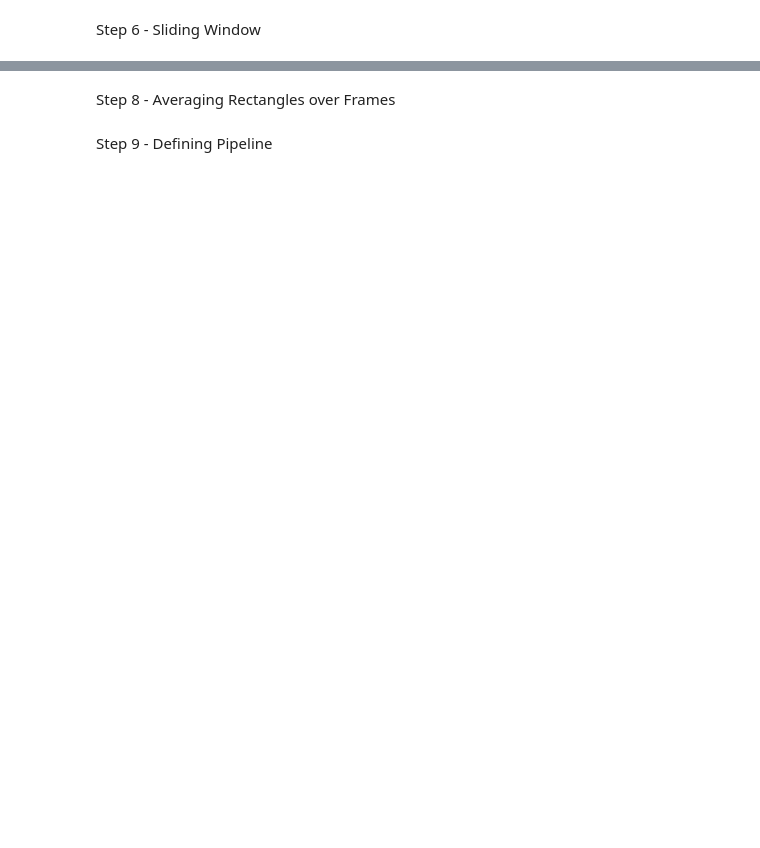
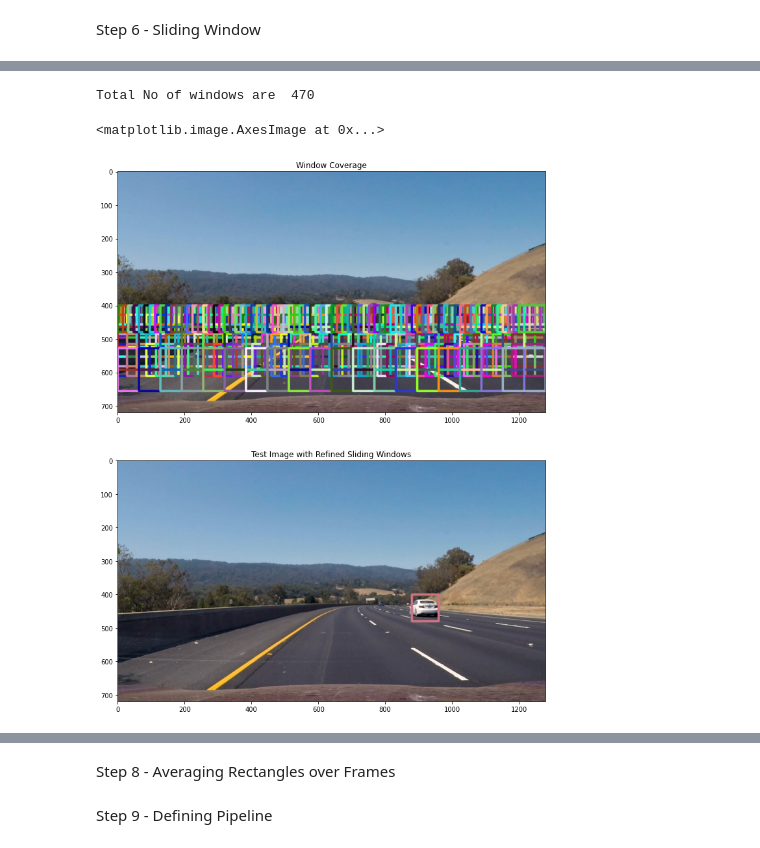
Before and after one commit to 18520395/CS114.K21, a Jupyter notebook: CarDetection.ipynb, the cells around one changed output, grey strips where cells are left out. Cells and saved outputs as stored; diff of their text form; code cells hidden in the pictures; blank space fills up the shorter version.

```diff
--- a/CarDetection.ipynb
+++ b/CarDetection.ipynb
@@ -18,7 +37,7 @@ from skimage.feature import hog
 #Getting images paths / Lấy đường dẫn của ảnh
 
 #reading image paths with glob / đọc đường dẫn của ảnh bằng glob
-vehicle_image_arr = glob.glob('./vehicles/vehicles/*/*.png')
+vehicle_image_arr = glob.glob('/content/CarDetectionData/cars/*.png')
 
 # read images and append to list / thêm ảnh vào các list
 vehicle_images_original=[]
@@ -29,7 +48,7 @@ for imagePath in vehicle_image_arr:
 
 print('Reading of Vehicle Images Completed!')
 
-non_vehicle_image_arr = glob.glob('./non-vehicles/non-vehicles/*/*.png')
+non_vehicle_image_arr = glob.glob('/content/CarDetectionData/not-cars/*.png')
 
 
 non_vehicle_images_original=[]
@@ -161,13 +197,13 @@ def GetFeaturesFromHog(image,orient,cellsPerBlock,pixelsPerCell, visualise= Fals
         hog_features, hog_image = hog(image, orientations=orient,
                           pixels_per_cell=(pixelsPerCell, pixelsPerCell),
                           cells_per_block=(cellsPerBlock, cellsPerBlock),
-                          visualise=True, feature_vector=feature_vector_flag)
+                          visualize=True, feature_vector=feature_vector_flag)
         return hog_features, hog_image
     else:
         hog_features = hog(image, orientations=orient,
                           pixels_per_cell=(pixelsPerCell, pixelsPerCell),
                           cells_per_block=(cellsPerBlock, cellsPerBlock),
-                          visualise=False, feature_vector=feature_vector_flag)
+                          visualize=False, feature_vector=feature_vector_flag)
         return hog_features
 # %%
 #Testing HOG on test images
@@ -368,35 +424,39 @@ def DrawCarsOptimised(image, image1, image2,windows, converColorspace=False):
 
 #testing our functions of slide_window and draw window. Defining here dummy windows
 
-image = mpimg.imread('test3.jpg')
+image = mpimg.imread('/content/test3.jpg')
 
 windows1 = slide_window(image, x_start_stop=[0, 1280], y_start_stop=[400,464],
                     xy_window=(64,64), xy_overlap=(0.15, 0.15))
 windows4 = slide_window(image, x_start_stop=[0, 1280], y_start_stop=[400,480],
                     xy_window=(80,80), xy_overlap=(0.2, 0.2))
 windows2 = slide_window(image, x_start_stop=[0, 1280], y_start_stop=[400,612],
                     xy_window=(96,96), xy_overlap=(0.3, 0.3))
 windows3 = slide_window(image, x_start_stop=[0, 1280], y_start_stop=[400,660],
                     xy_window=(128,128), xy_overlap=(0.5, 0.5))
 
 
 windows = windows1 + windows2 +  windows3 + windows4
 print("Total No of windows are ",len(windows))
 refinedWindows=DrawCars(image,windows, True)
 
 
 
 f,axes= plt.subplots(2,1, figsize=(30,15))
 
 window_img = draw_boxes(image, windows)
 
 axes[0].imshow(window_img)
 axes[0].set_title("Window Coverage")
 
 window_img = draw_boxes(image, refinedWindows)
 
 axes[1].set_title("Test Image with Refined Sliding Windows")
 axes[1].imshow(window_img)
+# %% [output]
+Total No of windows are  470
+<matplotlib.image.AxesImage at 0x...>
+[figure, added]
 # %%
 # function to increase the pixel by one inside each box
 
```
Also changed, not shown: parts of 14 cells of this notebook.
